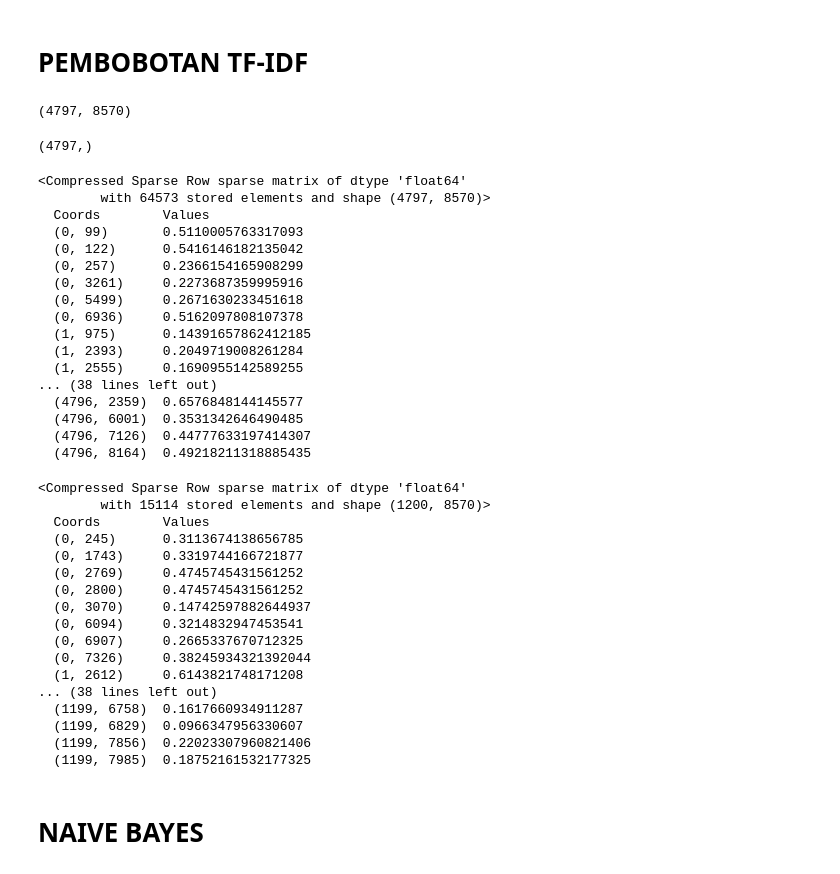
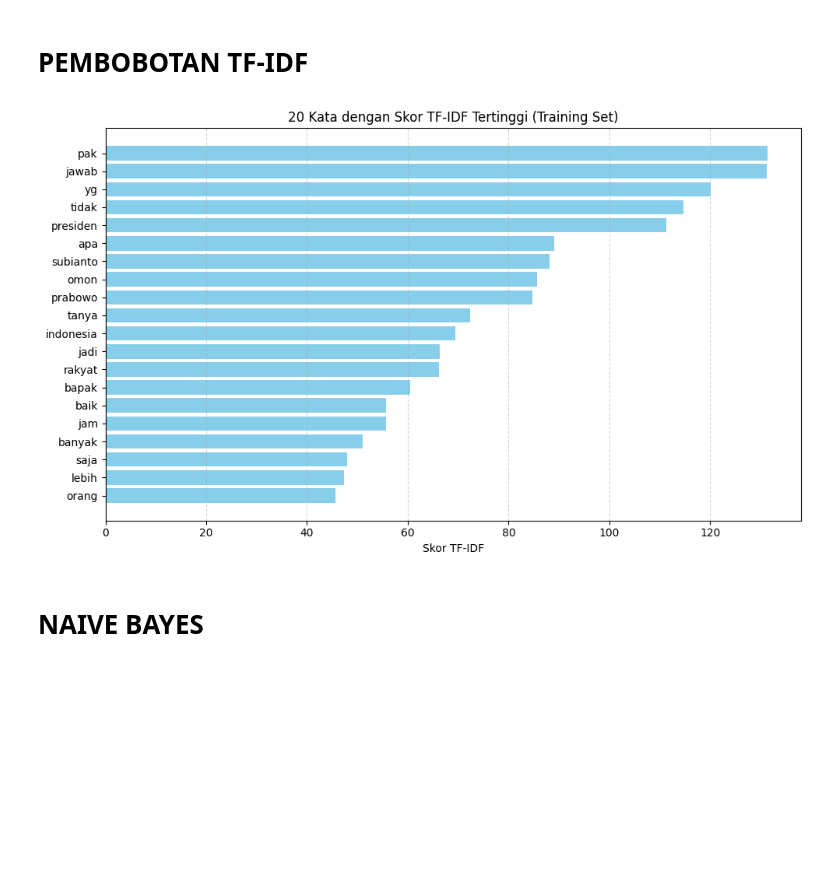
Before and after one commit to LIVECODING-2025/Saruto, a Jupyter notebook: Analisis_Sentimen_NaiveBayes.ipynb, the cells around one changed output. Drawn from its saved outputs; the diff is of its cells as text; code cells hidden in the pictures; blank space fills up the shorter version.

```diff
--- a/Analisis_Sentimen_NaiveBayes.ipynb
+++ b/Analisis_Sentimen_NaiveBayes.ipynb
@@ -368,54 +319,29 @@ Tfidf_vect.fit(x_train)   # Fit hanya di data training
 
 Train_X_Tfidf = Tfidf_vect.transform(x_train)
 Test_X_Tfidf = Tfidf_vect.transform(x_test)
-# %%
-Train_X_Tfidf.shape
-# %% [output]
-(4797, 8570)
-# %%
-y_train.shape
-# %% [output]
-(4797,)
-# %%
-print(Train_X_Tfidf)
-# %% [output]
-<Compressed Sparse Row sparse matrix of dtype 'float64'
-        with 64573 stored elements and shape (4797, 8570)>
-  Coords        Values
-  (0, 99)       0.5110005763317093
-  (0, 122)      0.5416146182135042
-  (0, 257)      0.2366154165908299
-  (0, 3261)     0.2273687359995916
-  (0, 5499)     0.2671630233451618
-  (0, 6936)     0.5162097808107378
-  (1, 975)      0.14391657862412185
-  (1, 2393)     0.2049719008261284
-  (1, 2555)     0.1690955142589255
-... (38 lines left out)
-  (4796, 2359)  0.6576848144145577
-  (4796, 6001)  0.3531342646490485
-  (4796, 7126)  0.44777633197414307
-  (4796, 8164)  0.49218211318885435
-# %%
-print(Test_X_Tfidf)
-# %% [output]
-<Compressed Sparse Row sparse matrix of dtype 'float64'
-        with 15114 stored elements and shape (1200, 8570)>
-  Coords        Values
-  (0, 245)      0.3113674138656785
-  (0, 1743)     0.3319744166721877
-  (0, 2769)     0.4745745431561252
-  (0, 2800)     0.4745745431561252
-  (0, 3070)     0.14742597882644937
-  (0, 6094)     0.3214832947453541
-  (0, 6907)     0.2665337670712325
-  (0, 7326)     0.38245934321392044
-  (1, 2612)     0.6143821748171208
-... (38 lines left out)
-  (1199, 6758)  0.1617660934911287
-  (1199, 6829)  0.0966347956330607
-  (1199, 7856)  0.22023307960821406
-  (1199, 7985)  0.18752161532177325
+# %%
+# Ambil nama-nama fitur (kata)
+feature_names = Tfidf_vect.get_feature_names_out()
+
+# Jumlahkan nilai TF-IDF untuk setiap kata di seluruh dokumen
+tfidf_scores = np.asarray(Train_X_Tfidf.sum(axis=0)).flatten()
+
+# Buat DataFrame
+df_tfidf = pd.DataFrame({'Kata': feature_names, 'TF-IDF': tfidf_scores})
+
+# Urutkan dan ambil 20 kata tertinggi
+top_words = df_tfidf.sort_values(by='TF-IDF', ascending=False).head(20)
+
+# Plot
+plt.figure(figsize=(10, 6))
+plt.barh(top_words['Kata'][::-1], top_words['TF-IDF'][::-1], color='skyblue')
+plt.xlabel('Skor TF-IDF')
+plt.title('20 Kata dengan Skor TF-IDF Tertinggi (Training Set)')
+plt.grid(axis='x', linestyle='--', alpha=0.5)
+plt.tight_layout()
+plt.show()
+# %% [output]
+[figure, added]
 # %% [markdown]
 # **NAIVE BAYES**
 # %%
```
Also changed, not shown: parts of 22 cells of this notebook.
